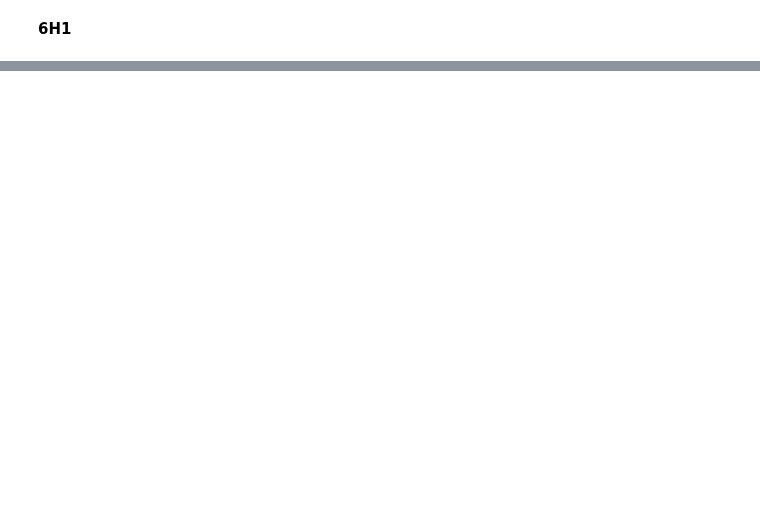
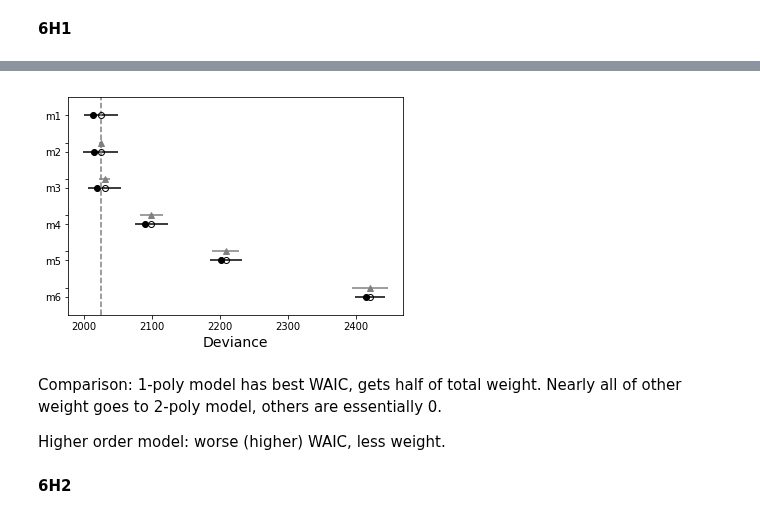
Before and after one commit to nwweber/statistical_rethinking, a Jupyter notebook: chapter_06_overfitting_regularization_and_information_criteria.ipynb, the cells around one changed output, grey strips where cells are left out. Cells and saved outputs as stored; diff of their text form; code cells hidden in the pictures; blank space fills up the shorter version.

```diff
--- a/chapter_06_overfitting_regularization_and_information_criteria.ipynb
+++ b/chapter_06_overfitting_regularization_and_information_criteria.ipynb
@@ -928,0 +931,27 @@ print(d2.shape)
+# %%
+def poly_model(n):
+    """
+    Fit polynomial model between age and height of degree n.
+
+    return:
+        model, trace
+    """
+    coeff_range = range(1, n+1)
+
+    with pm.Model() as m:
+        betas = [pm.Normal('beta_{}'.format(coeff), mu=0, sd=20) for coeff in coeff_range]
+        age_transforms = [age_shared ** coeff for coeff in coeff_range]
+        beta_x_age = sum([beta * age_transform for beta, age_transform in zip(betas, age_transforms)])
+
+        a = pm.Normal('a', mu=d1.height.mean())
+        mu = pm.Deterministic('mu', a + beta_x_age)
+        sigma = pm.Uniform('sigma', lower=0, upper=50)
+        height = pm.Normal('height', mu=mu, sd=sigma, observed=d1.height)
+
+        trace = pm.sample(2000, tune=5000)
+
+        return (m, trace)
+# %%
+poly_values = list(range(1, 7))
+# %%
+models_and_traces = [poly_model(n) for n in poly_values]
@@ -929,2 +993,12 @@ print(d2.shape)
 # %% [markdown]
 **6H1**
+# %%
+compare_df = (
+    pm
+    .compare(
+        model_dict = {m: t for m, t in models_and_traces},
+        method='pseudo-BMA'
+    )
+    .assign(model = ['m{}'.format(poly) for poly in poly_values])
+    .set_index('model')
+)
@@ -930,0 +1026,10 @@ print(d2.shape)
+# %%
+pm.compareplot(compare_df);
+# %% [output]
+[figure, added]
+# %% [markdown]
+Comparison: 1-poly model has best WAIC, gets half of total weight. Nearly all of other weight goes to 2-poly model, others are essentially 0.
+
+Higher order model: worse (higher) WAIC, less weight.
+# %% [markdown]
+**6H2**
```
Also changed, not shown: parts of 11 cells of this notebook.
